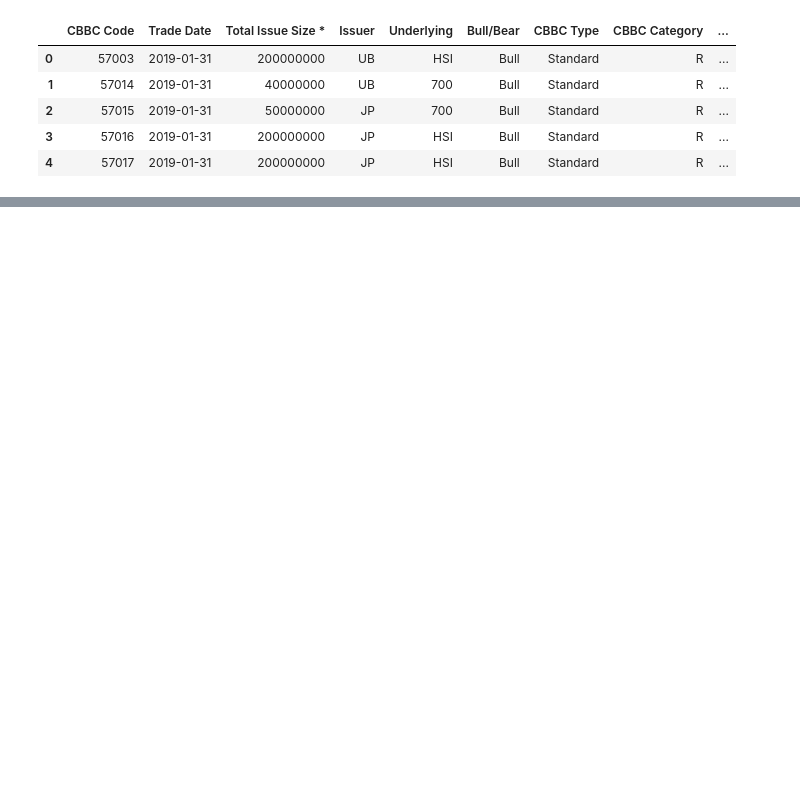
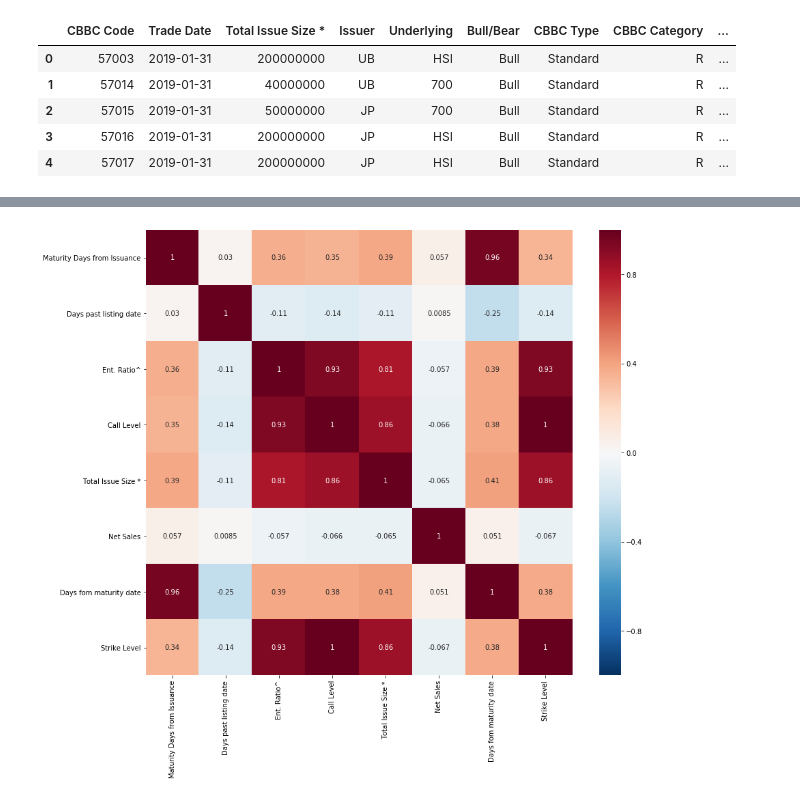
Before and after one commit to Nikhil29/Hackathon, a Jupyter notebook: dataAnalysis.ipynb, the cells around one changed output, grey strips where cells are left out. Cells and saved outputs as stored; diff of their text form; code cells hidden in the pictures; blank space fills up the shorter version.

```diff
--- a/dataAnalysis.ipynb
+++ b/dataAnalysis.ipynb
@@ -147,0 +120,25 @@ print('Avg sale:', totalIssuePlot['Net Sales'].mean())
+# %%
+# group by cbbc code
+cbbcGrouped = refinedData.groupby(
+   ['CBBC Code']
+).agg(
+    {
+        'Net Sales': sum,    # Sum per group
+        'Total Issue Size *': 'first',
+        'Issuer': 'first',
+        'Underlying': 'first',
+        'Bull/Bear': 'first',
+        'CBBC Type': 'first',
+        'CBBC Category': 'first',
+        'MCE': 'first',
+        'Strike Level': 'first',
+        'Call Level': 'first',
+        'Ent. Ratio^': 'first',
+        'Net Sales': 'first',
+        'Maturity Days from Issuance': 'first',
+        'Days past listing date': min,  # get the count of networks
+        'Days fom maturity date': min  # get the first date per group
+    }
+)
+
+display(cbbcGrouped.head())
@@ -147,0 +153,9 @@ print('Avg sale:', totalIssuePlot['Net Sales'].mean())
+# %%
+correlation = cbbcGrouped.corr()
+#display(correlation)
+plt.figure(figsize=(14, 12))
+heatmap = sns.heatmap(correlation, annot=True, linewidths=0, vmin=-1, cmap="RdBu_r")
+
+# from the below heat map, the net sales is not corelated to any of the parameters
+# %% [output]
+[figure, added]
```
Also changed, not shown: parts of 6 cells of this notebook.
